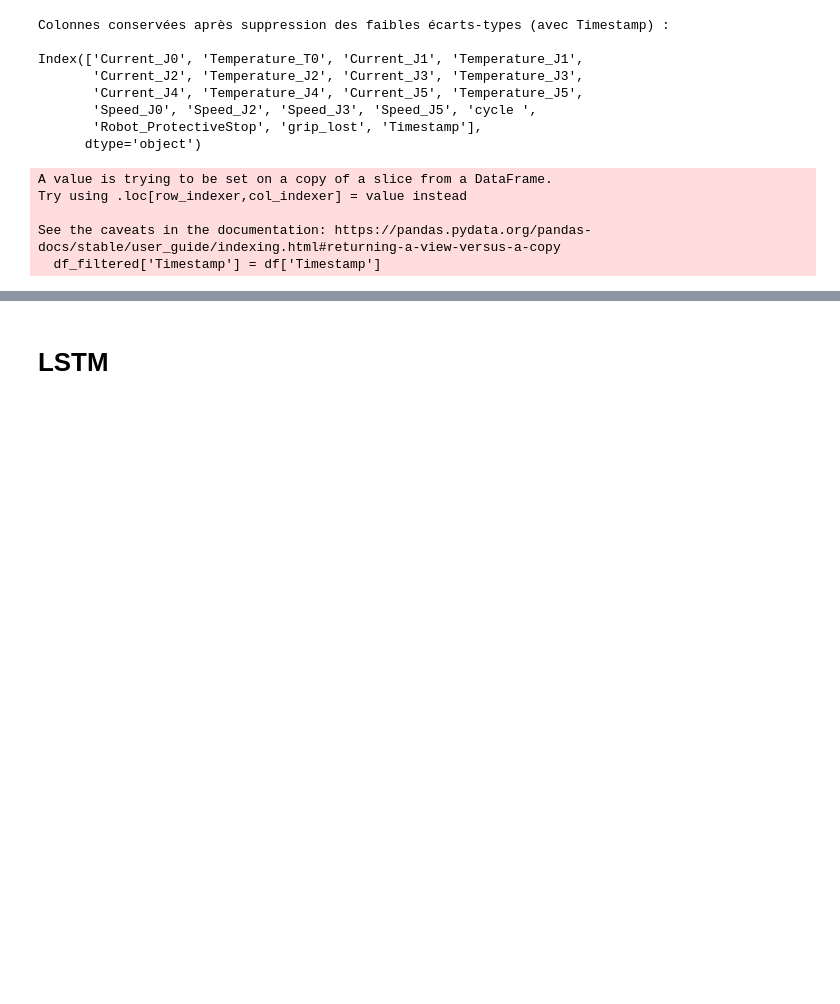
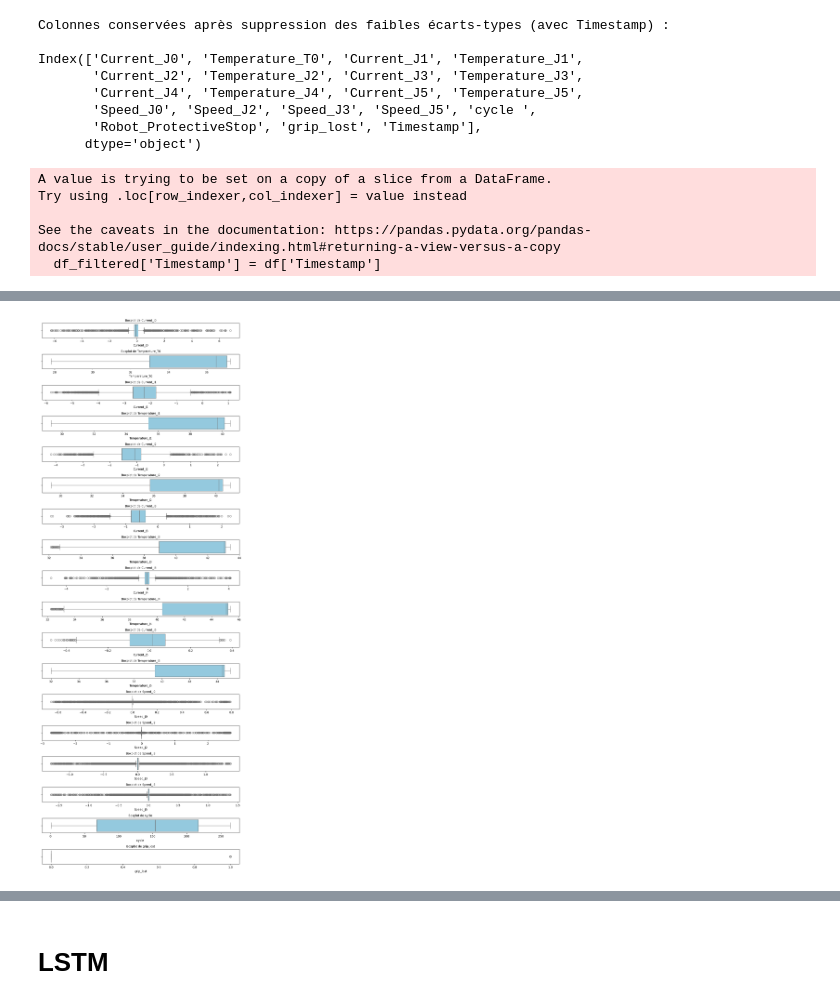
Before and after one commit to imayumi03/Projet_IA, a Jupyter notebook: model.ipynb, the cells around one changed output, grey strips where cells are left out. Cells and saved outputs as stored; diff of their text form; code cells hidden in the pictures; blank space fills up the shorter version.

```diff
--- a/model.ipynb
+++ b/model.ipynb
@@ -206,0 +203,12 @@ See the caveats in the documentation: https://pandas.pydata.org/pandas-docs/stab
+# %%
+features = vis_data.columns.drop("Robot_ProtectiveStop")
+
+plt.figure(figsize=(10, len(features) * 1.5))
+for i, col in enumerate(features):
+    plt.subplot(len(features), 1, i+1)
+    sns.boxplot(x=vis_data[col], color="skyblue")
+    plt.title(f"Boxplot de {col}", fontsize=10)
+    plt.tight_layout()
+plt.show()
+# %% [output]
+[figure, added]
```
Also changed, not shown: parts of 24 cells of this notebook, 1 other file.
